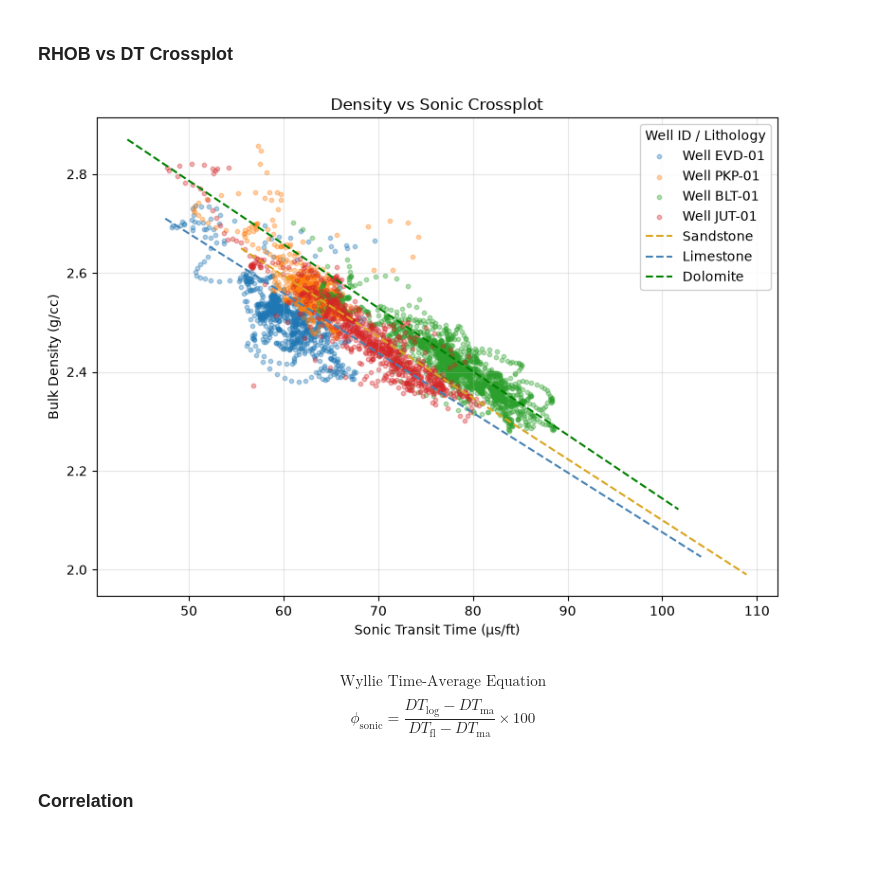
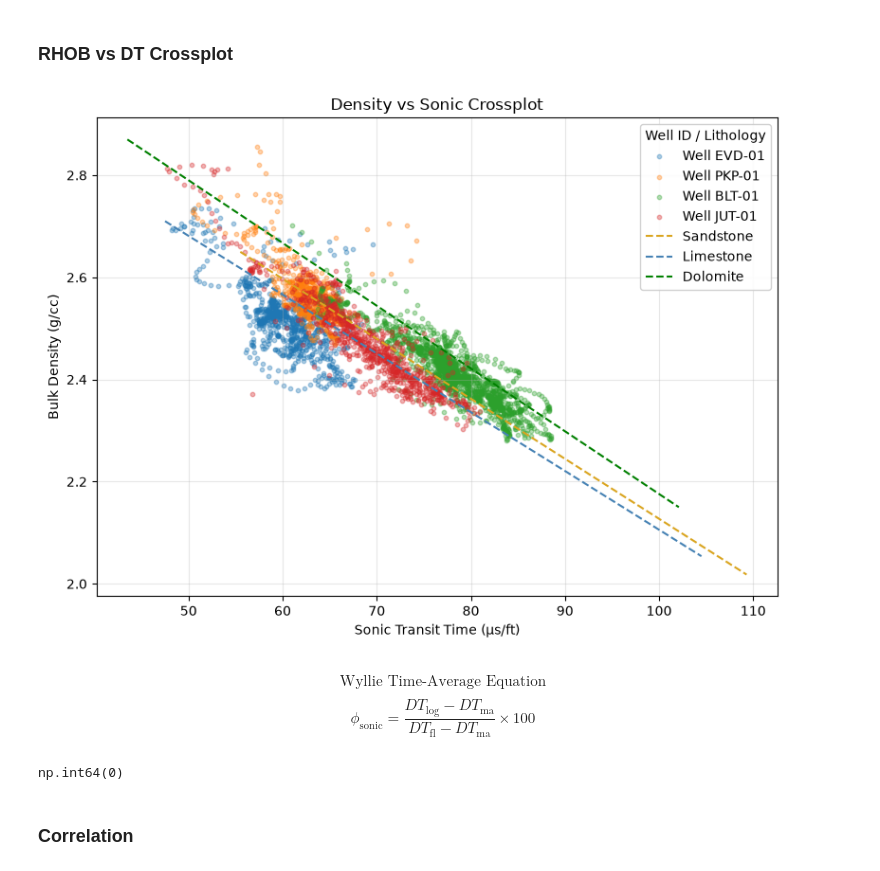
Before and after one commit to sadaraka-kadi/probable-eureka, a Jupyter notebook: notebooks/01_data_exploration.ipynb, the cells around one changed output. Cells and saved outputs as stored; diff of their text form; code cells hidden in the pictures.

```diff
--- a/notebooks/01_data_exploration.ipynb
+++ b/notebooks/01_data_exploration.ipynb
@@ -187,3 +221,17 @@ Name: count, dtype: int64
+# %%
+formation_windows_ah = {
+    "BLT-01": (1924, 2052.7),
+    "EVD-01": (1788, 1866),
+    "PKP-01": (2530.5, 2603.5),
+    "JUT-01": (1659.5, 1787),
+}
+
+for well, (top_ah, base_ah) in formation_windows_ah.items():
+    top_tvd, base_tvd, thickness_tvd = convert_formation_bounds_to_tvd(well, top_ah, base_ah, well)
+    mask = df["well_id"] == well
+    df.loc[mask, "formation_top_tvd"] = top_tvd
+    df.loc[mask, "formation_base_tvd"] = base_tvd
+    df.loc[mask, "formation_thickness_m"] = thickness_tvd
 # %% [markdown]
 ## Checking empty rows
 # %%
@@ -249,11 +285,12 @@ def recover_depth(well, target_rows, las_curves, well_path):
     bottom_depth = target_rows["formation_base_tvd"].iloc[0]
 
     gr = las_curves.dropna(subset=["GR", "MD_m"]).reset_index(drop=True)
-    gr = gr[(gr["MD_m"] >= top_depth) & (gr["MD_m"] <= bottom_depth)].copy()
 
     survey_md = well_path["MD_m"].values
     survey_tvd = well_path["TVD_m"].values
     gr["depth_tvd_m"] = np.interp(gr["MD_m"], survey_md, survey_tvd)
+
+    gr = gr[(gr["depth_tvd_m"] >= top_depth) & (gr["depth_tvd_m"] <= bottom_depth)].copy()
 
     target_clean = target_rows.reset_index().drop(columns=["depth_tvd_m"])
     merged = target_clean.merge(
@@ -271,11 +308,12 @@ def rebuild_jut01_rows(target_rows, las_curves, well_path):
     bottom_depth = target_rows["formation_base_tvd"].iloc[0]
 
     gr = las_curves.dropna(subset=["GR", "RHOB", "MD_m"]).reset_index(drop=True)
-    gr = gr[(gr["MD_m"] >= top_depth) & (gr["MD_m"] <= bottom_depth)].copy()
 
     survey_md = well_path["MD_m"].values
     survey_tvd = well_path["TVD_m"].values
     gr["depth_tvd_m"] = np.interp(gr["MD_m"], survey_md, survey_tvd)
+
+    gr = gr[(gr["depth_tvd_m"] >= top_depth) & (gr["depth_tvd_m"] <= bottom_depth)].copy()
 
     new_rows = pd.DataFrame({
         "well_id": "JUT-01",
@@ -284,7 +322,7 @@ def rebuild_jut01_rows(target_rows, las_curves, well_path):
         "bulk_density_gcc":   gr["RHOB"],
         "formation_top_tvd":  top_depth,
         "formation_base_tvd": bottom_depth,
-        "formation_thickness_m": 127.5,
+        "formation_thickness_m": bottom_depth - top_depth,
     })
     for col in ["easting", "northing", "distance_to_usp_km"]:
         if col in target_rows.columns:
@@ -467,10 +505,15 @@ for well in well_list:
     dt_col = "DTC"
 
     mask = df["well_id"] == well
-    formation_top = df.loc[mask, "formation_top_tvd"].iloc[0]
-    formation_base = df.loc[mask, "formation_base_tvd"].iloc[0]
+    top_depth = df.loc[mask, "formation_top_tvd"].iloc[0]
+    base_depth = df.loc[mask, "formation_base_tvd"].iloc[0]
 
-    subset = las[(las[depth_col] >= formation_top) & (las[depth_col] <= formation_base)]
+    survey_md = wp[well]["MD_m"].values
+    survey_tvd = wp[well]["TVD_m"].values
+
+    las["depth_tvd_m"] = np.interp(las["MD_m"], survey_md, survey_tvd)
+
+    subset = las[(las["depth_tvd_m"] >= top_depth) & (las["depth_tvd_m"] <= base_depth)]
     subset = subset.dropna(subset=["GR", dt_col])
 
     merged = df[mask].reset_index().merge(
@@ -496,41 +539,44 @@ for i, well_id in enumerate(well_list):
     well_df = df[df["well_id"] == well_id]
     if well_df["sonic_us_ft"].notna().any() and well_df["bulk_density_gcc"].notna().any():
         ax.scatter(
             well_df["sonic_us_ft"],
             well_df["bulk_density_gcc"],
             alpha=0.35,
             s=10,
             color=colors[i % len(colors)],
             label=f"Well {well_id}"
         )
 
-# --- Lithology lines using Wyllie time-average + density equations ---
-# matrix transit times (us/ft) and matrix densities (g/cc) for common lithologies
 lithologies = {
     "Sandstone": {"dt_ma": 55.5, "rho_ma": 2.65, "color": "goldenrod"},
     "Limestone": {"dt_ma": 47.5, "rho_ma": 2.71, "color": "steelblue"},
     "Dolomite":  {"dt_ma": 43.5, "rho_ma": 2.87, "color": "green"},
 }
-dt_fl, rho_fl = 189, 1.0  # fluid transit time (us/ft) and density (g/cc)
 
-phi = np.linspace(0, 0.40, 50)  # fractional porosity, 0-40%
+dt_fl, rho_fl = 190, 1.07
+
+phi = np.linspace(0, 0.40, 50)
 for name, props in lithologies.items():
     dt_line = phi * dt_fl + (1 - phi) * props["dt_ma"]
     rho_line = props["rho_ma"] - phi * (props["rho_ma"] - rho_fl)
     ax.plot(dt_line, rho_line, linestyle="--", color=props["color"], label=name, zorder=4)
 
 ax.set_xlabel("Sonic Transit Time (µs/ft)")
 ax.set_ylabel("Bulk Density (g/cc)")
 ax.set_title("Density vs Sonic Crossplot")
 ax.grid(True, alpha=0.3)
 ax.legend(title="Well ID / Lithology", loc="best", framealpha=0.9)
 plt.tight_layout()
 plt.show()
 # %% [output]
-[figure, old version]
+[figure, new version]
 # %% [markdown]
 $$\text{Wyllie Time-Average Equation}$$
 $$\phi_{\text{sonic}} = \frac{DT_{\text{log}} - DT_{\text{ma}}}{DT_{\text{fl}} - DT_{\text{ma}}} \times 100$$
+# %%
+df[df["well_id"] == "-01"]["sonic_us_ft"].isna().sum()
+# %% [output]
+np.int64(0)
 # %%
 implied_dt_ma = {"BLT-01" : 55, "JUT-01" : 50, "EVD-01" : 50, "PKP-01" : 55}
 DT_FL = 190
```
Also changed, not shown: parts of 13 cells of this notebook.
